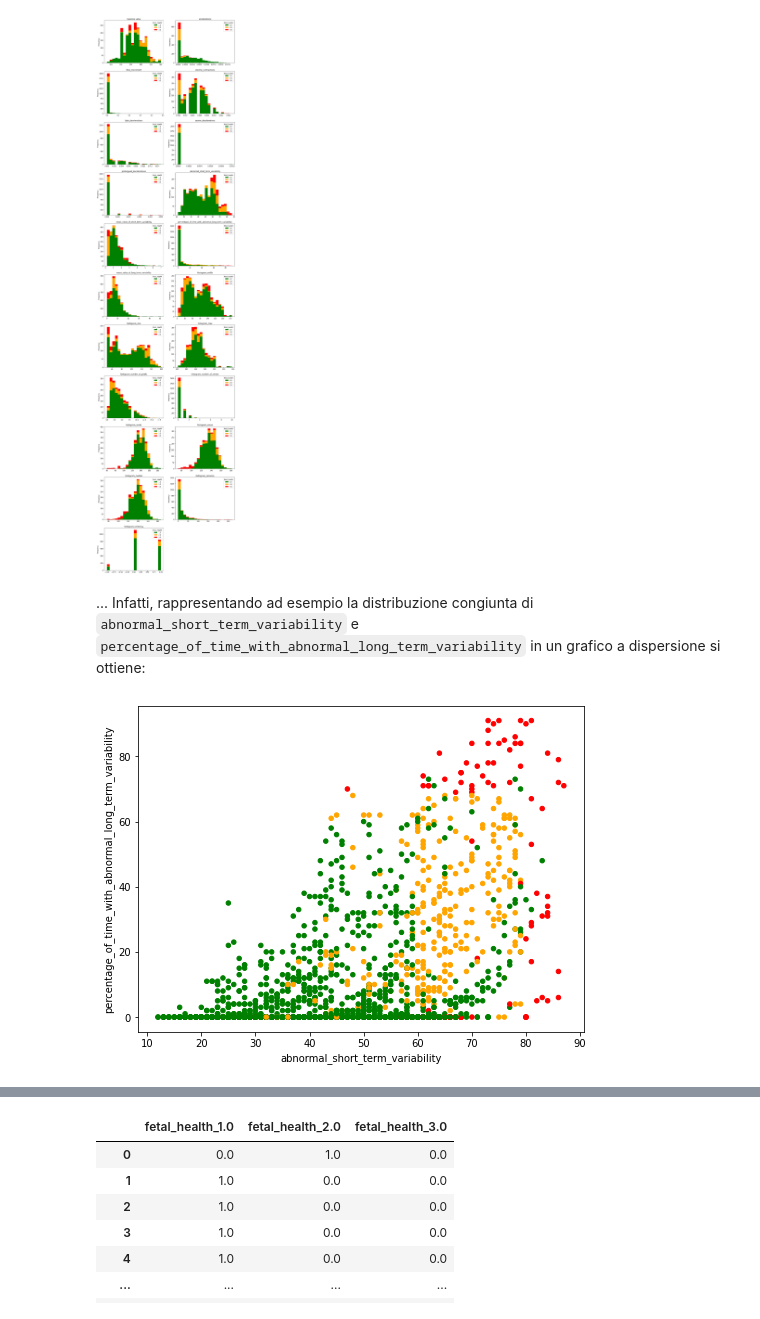
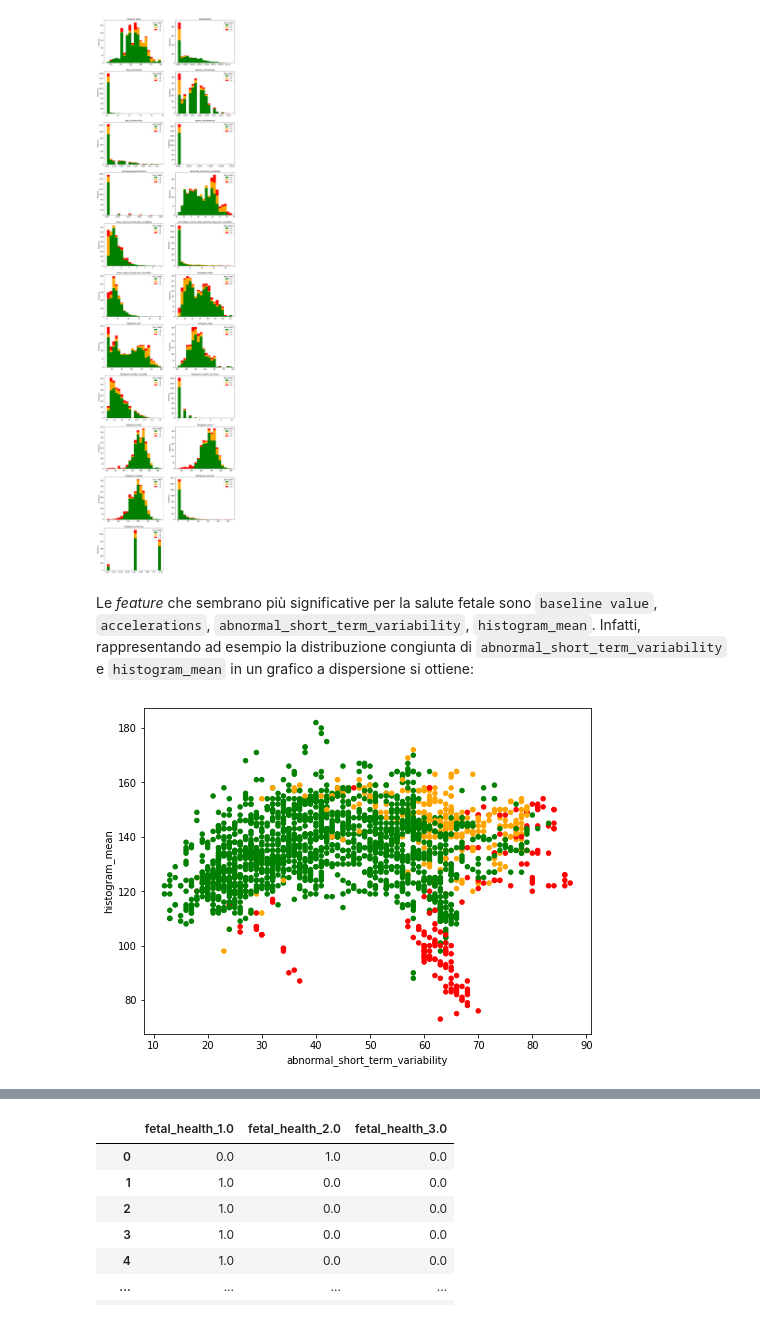
Before and after one commit to tassiluca/dia-project, a Jupyter notebook: fetal_health_classification.ipynb, the cells around one changed output, grey strips where cells are left out. Saved outputs shown, nothing was run; the diff lists cells and outputs as text; code cells hidden in the pictures.

```diff
--- a/fetal_health_classification.ipynb
+++ b/fetal_health_classification.ipynb
@@ -180,15 +180,15 @@ for col, i in zip(data.columns[:-1], range(len(data.columns[:-1]))):
 # %% [output]
 [figure]
 # %% [markdown]
-...
-Infatti, rappresentando ad esempio la distribuzione congiunta di `abnormal_short_term_variability` e `percentage_of_time_with_abnormal_long_term_variability` in un grafico a dispersione si ottiene:
+Le _feature_ che sembrano più significative per la salute fetale sono `baseline value`, `accelerations`, `abnormal_short_term_variability`, `histogram_mean`.
+Infatti, rappresentando ad esempio la distribuzione congiunta di `abnormal_short_term_variability` e `histogram_mean` in un grafico a dispersione si ottiene:
 # %%
 data.plot.scatter(
     "abnormal_short_term_variability",
-    "percentage_of_time_with_abnormal_long_term_variability",
+    "histogram_mean",
     c=diagnosis_colors,
     figsize=(8, 6)
 );
 # %% [output]
-[figure, old version]
+[figure, new version]
 # %% [markdown]
```
Also changed, not shown: parts of 52 cells of this notebook.
